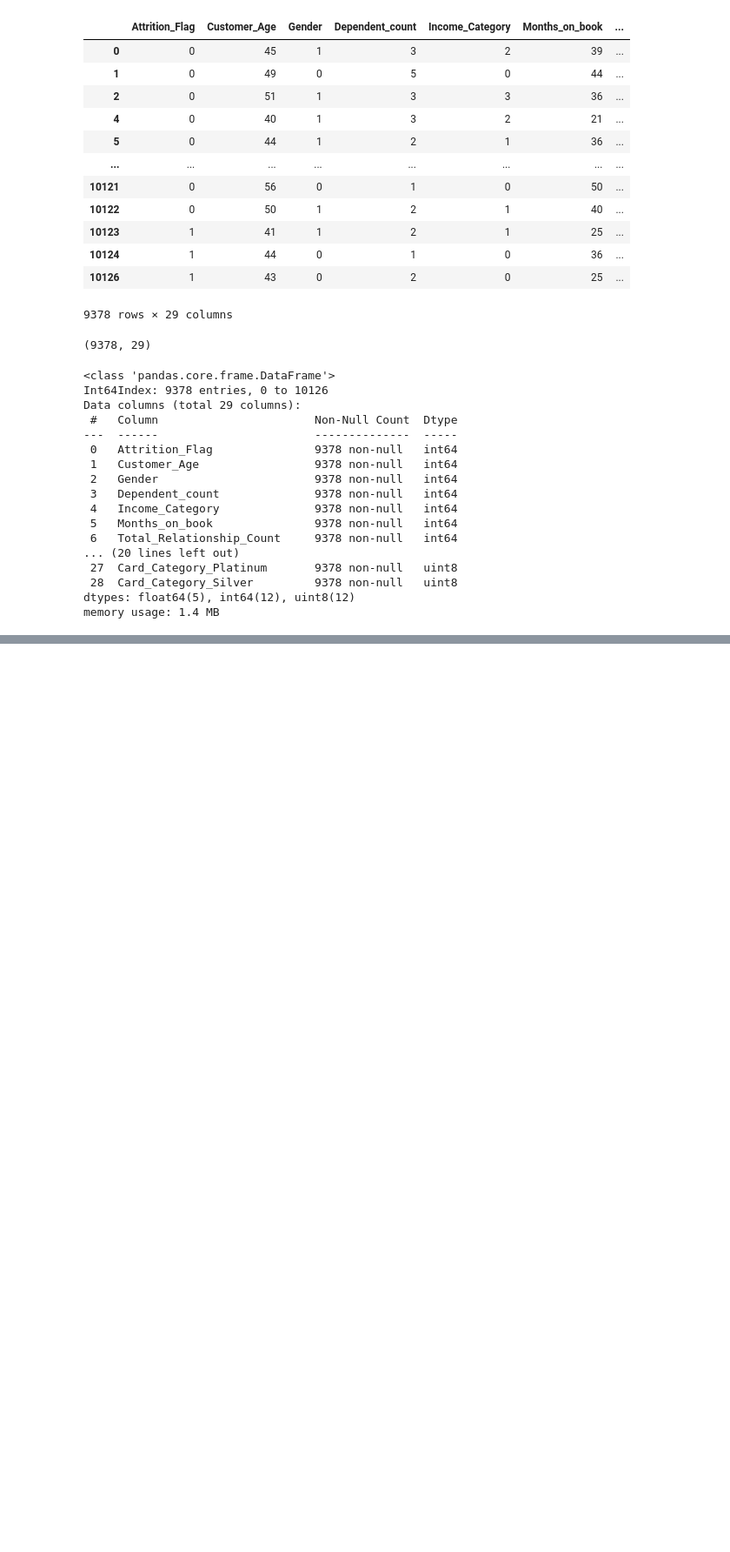
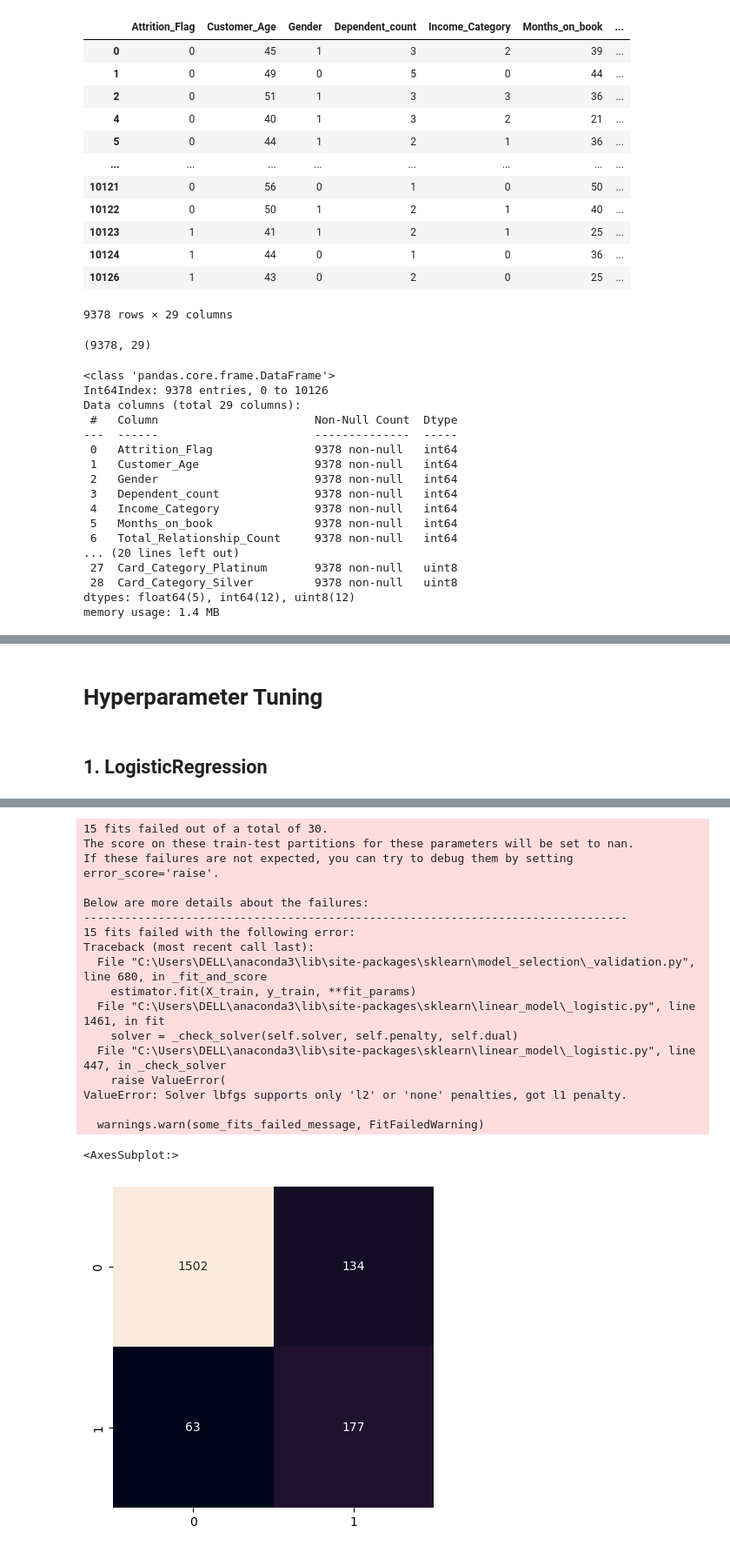
Before and after one commit to ishmaSenaweera/ML-credit_card_user_churn_data, a Jupyter notebook: ML_Assignment01_Credit_Card_User_Churn_Data.ipynb, the cells around one changed output, grey strips where cells are left out. Shown at 87% size. Drawn from its saved outputs; the diff is of its cells as text; code cells hidden in the pictures; blank space fills up the shorter version.

Commit message:
Model Training Code Added

```diff
--- a/ML_Assignment01_Credit_Card_User_Churn_Data.ipynb
+++ b/ML_Assignment01_Credit_Card_User_Churn_Data.ipynb
@@ -328,0 +351,4 @@ memory usage: 1.4 MB
+# %%
+# Scale X with a standard scaler
+scaler = StandardScaler()
+x = pd.DataFrame(scaler.fit_transform(x), columns=x.columns)
@@ -328,0 +388,3 @@ memory usage: 1.4 MB
+# %%
+# Splitting the dataset for training and testing
+x_train, x_test, y_train, y_test = train_test_split(x, y, train_size=0.8, random_state=123)
@@ -328,0 +402,11 @@ memory usage: 1.4 MB
+# %%
+# Defining the models to be used
+models = [
+    LogisticRegression(),
+    SVC(),
+    DecisionTreeClassifier(),
+    RandomForestClassifier()
+]
+
+for model in models:
+    model.fit(x_train, y_train)
@@ -328,0 +429,35 @@ memory usage: 1.4 MB
+# %% [markdown]
+# Hyperparameter Tuning
+# %% [markdown]
+## 1. LogisticRegression
+# %%
+# Define logistic regression model
+logreg = LogisticRegression(random_state=123)
+
+# Define hyperparameter grid to search
+param_grid = {'C': [0.1, 1, 10],
+              'penalty': ['l1', 'l2']}
+
+# Create GridSearchCV object
+grid_search = GridSearchCV(logreg, param_grid, cv=5)
+
+# Fit GridSearchCV object to training data
+grid_search.fit(x_train, y_train)
+
+# Print best hyperparameters
+print("Best Hyperparameters:", grid_search.best_params_)
+print("")
+
+# Make predictions on test data using best estimator
+logreg_best = grid_search.best_estimator_
+log_prediction = logreg_best.predict(x_test)
+
+# Print classification report and confusuin matrix
+print(classification_report(y_test, log_prediction))
+print("Confusion:")
+cm = confusion_matrix(y_test, log_prediction)
+print(cm)
+sns.heatmap(cm.T, square=True, annot=True, fmt='d', cbar=False)
+plt.xlabel('Actual Class')
+plt.ylabel('Predicted Class')
+# %% [output]
@@ -328,0 +478,19 @@ memory usage: 1.4 MB
+15 fits failed out of a total of 30.
+The score on these train-test partitions for these parameters will be set to nan.
+If these failures are not expected, you can try to debug them by setting error_score='raise'.
+
+Below are more details about the failures:
+--------------------------------------------------------------------------------
+15 fits failed with the following error:
+Traceback (most recent call last):
+  File "C:\Users\DELL\anaconda3\lib\site-packages\sklearn\model_selection\_validation.py", line 680, in _fit_and_score
+    estimator.fit(X_train, y_train, **fit_params)
+  File "C:\Users\DELL\anaconda3\lib\site-packages\sklearn\linear_model\_logistic.py", line 1461, in fit
+    solver = _check_solver(self.solver, self.penalty, self.dual)
+  File "C:\Users\DELL\anaconda3\lib\site-packages\sklearn\linear_model\_logistic.py", line 447, in _check_solver
+    raise ValueError(
+ValueError: Solver lbfgs supports only 'l2' or 'none' penalties, got l1 penalty.
+
+  warnings.warn(some_fits_failed_message, FitFailedWarning)
+<AxesSubplot:>
+[figure, added]
```
Also changed, not shown: parts of 19 cells of this notebook.
